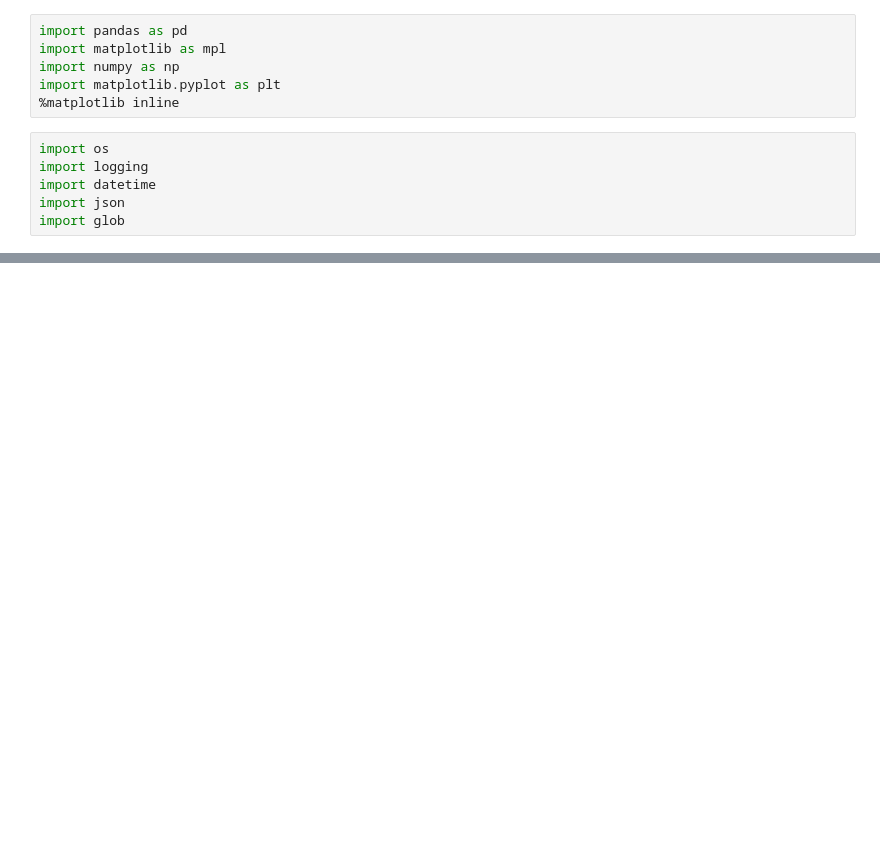
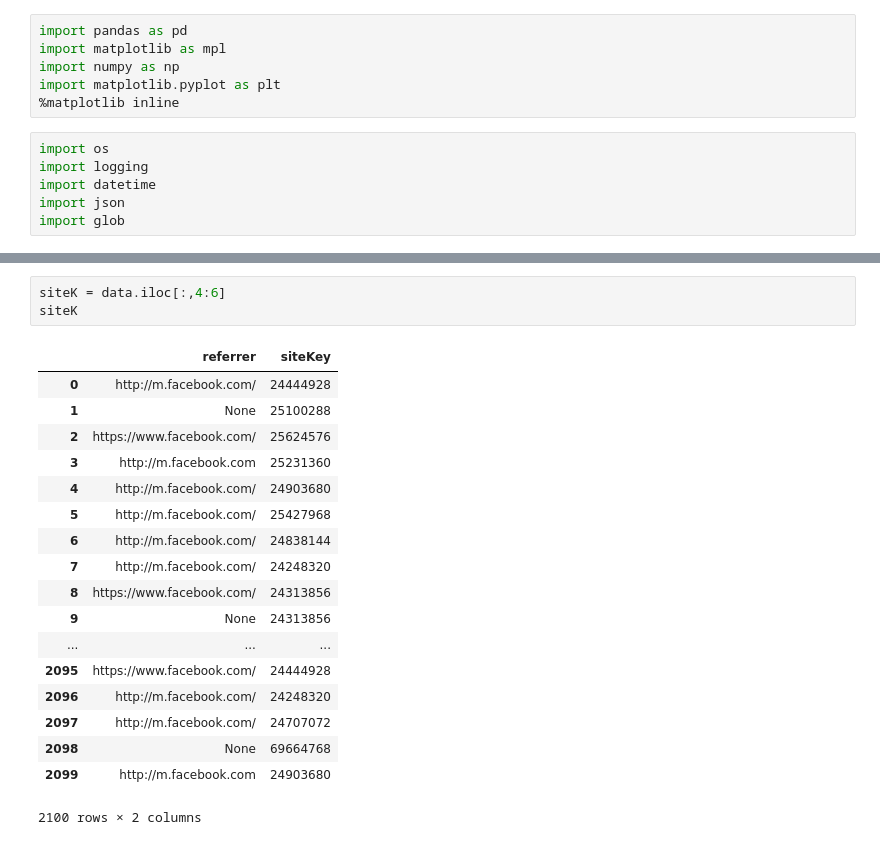
Before and after one commit to DEREJEGETU/24Sports, a Jupyter notebook: 247-test-data.ipynb, the cells around one changed output, grey strips where cells are left out. Saved outputs shown, nothing was run; the diff lists cells and outputs as text; blank space fills up the shorter version.

```diff
--- a/247-test-data.ipynb
+++ b/247-test-data.ipynb
@@ -28,0 +105,22 @@ ValueError: Trailing data
+# %%
+siteK = data.iloc[:,4:6]
+siteK
+# %% [output]
+|  | referrer | siteKey |
+| 0 | http://m.facebook.com/ | 24444928 |
+| 1 | None | 25100288 |
+| 2 | https://www.facebook.com/ | 25624576 |
+| 3 | http://m.facebook.com | 25231360 |
+| 4 | http://m.facebook.com/ | 24903680 |
+| 5 | http://m.facebook.com/ | 25427968 |
+| 6 | http://m.facebook.com/ | 24838144 |
+| 7 | http://m.facebook.com/ | 24248320 |
+| 8 | https://www.facebook.com/ | 24313856 |
+| 9 | None | 24313856 |
+| ... | ... | ... |
+| 2095 | https://www.facebook.com/ | 24444928 |
+| 2096 | http://m.facebook.com/ | 24248320 |
+| 2097 | http://m.facebook.com/ | 24707072 |
+| 2098 | None | 69664768 |
+| 2099 | http://m.facebook.com | 24903680 |
+2100 rows × 2 columns
```
Also changed, not shown: parts of 15 cells of this notebook.
